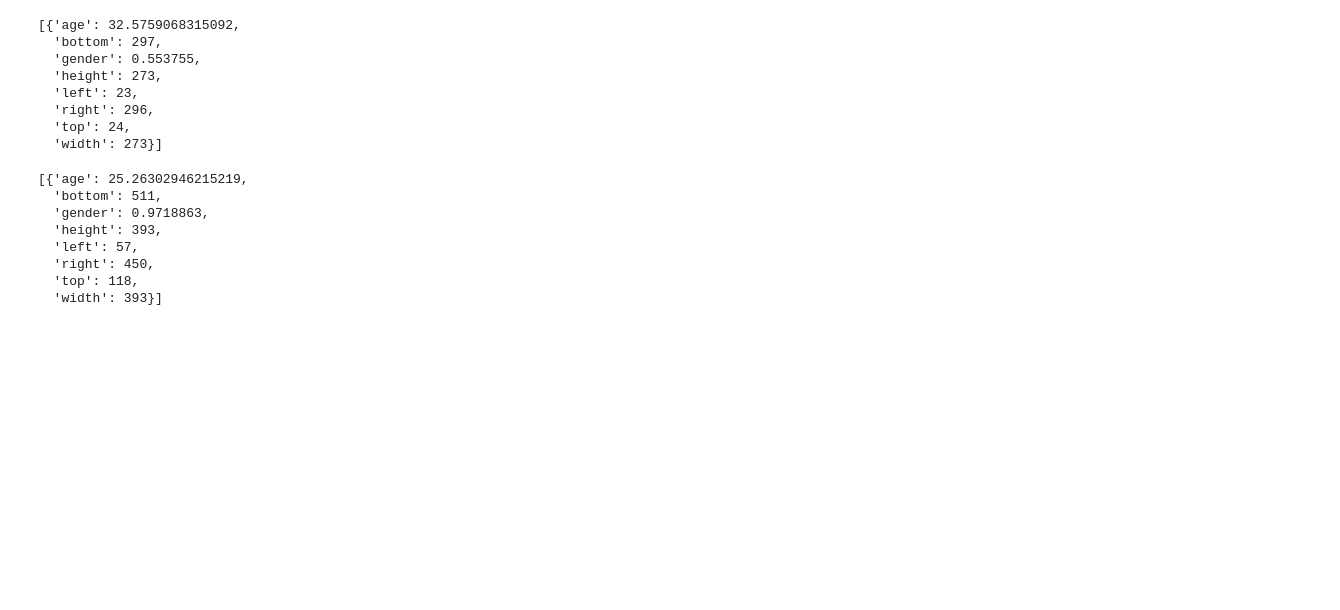
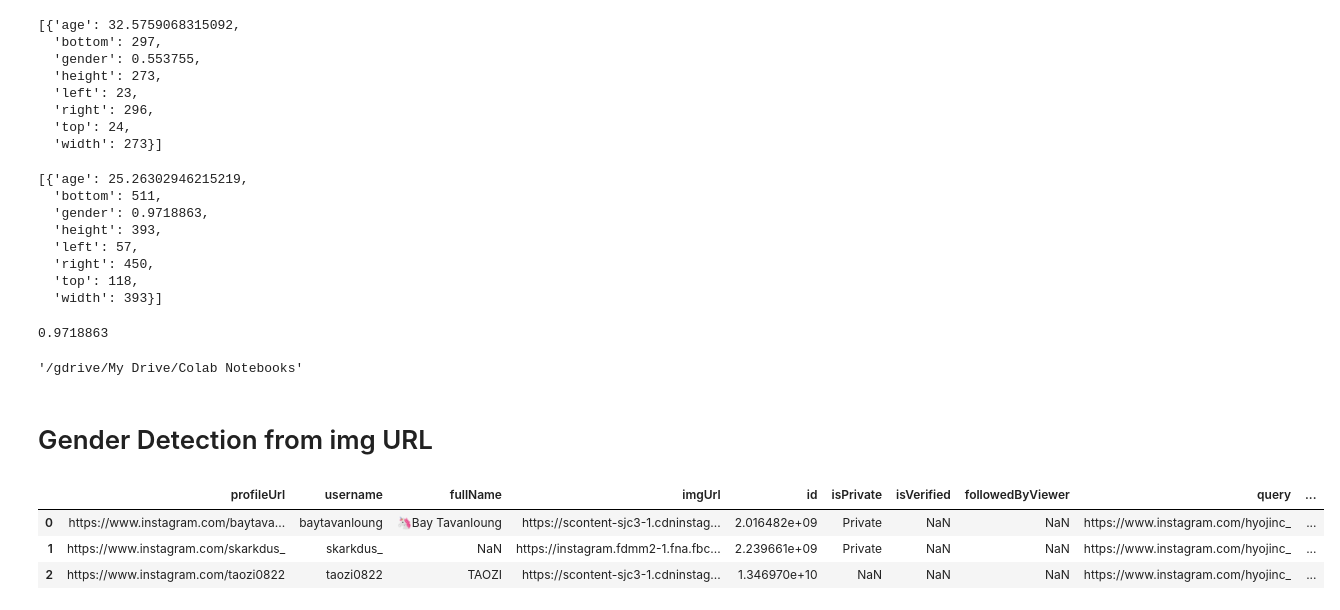
Before and after one commit to ko9ma7/BTXGH, a Jupyter notebook: Pyagender.ipynb, the cells around one changed output. Drawn from its saved outputs; the diff is of its cells as text; code cells hidden in the pictures; blank space fills up the shorter version.

```diff
--- a/Pyagender.ipynb
+++ b/Pyagender.ipynb
@@ -229,3 +235,21 @@ face
   'right': 450,
   'top': 118,
   'width': 393}]
+# %%
+face[0]['gender']
+# %% [output]
+0.9718863
+# %%
+os.getcwd()
+# %% [output]
+'/gdrive/My Drive/Colab Notebooks'
+# %% [markdown]
+# Gender Detection from img URL
+# %%
+followers = pd.read_csv("followers_chaerin.csv.csv", encoding='utf-8')
+followers.head(3)
+# %% [output]
+|  | profileUrl | username | fullName | imgUrl | id | isPrivate | isVerified | followedByViewer | query | ... |
+| 0 | https://www.instagram.com/baytava... | baytavanloung | 🦄Bay Tavanloung | https://scontent-sjc3-1.cdninstag... | 2.016482e+09 | Private | NaN | NaN | https://www.instagram.com/hyojinc_ | ... |
+| 1 | https://www.instagram.com/skarkdus_ | skarkdus_ | NaN | https://instagram.fdmm2-1.fna.fbc... | 2.239661e+09 | Private | NaN | NaN | https://www.instagram.com/hyojinc_ | ... |
+| 2 | https://www.instagram.com/taozi0822 | taozi0822 | TAOZI | https://scontent-sjc3-1.cdninstag... | 1.346970e+10 | NaN | NaN | NaN | https://www.instagram.com/hyojinc_ | ... |
```
Also changed, not shown: parts of 19 cells of this notebook.
